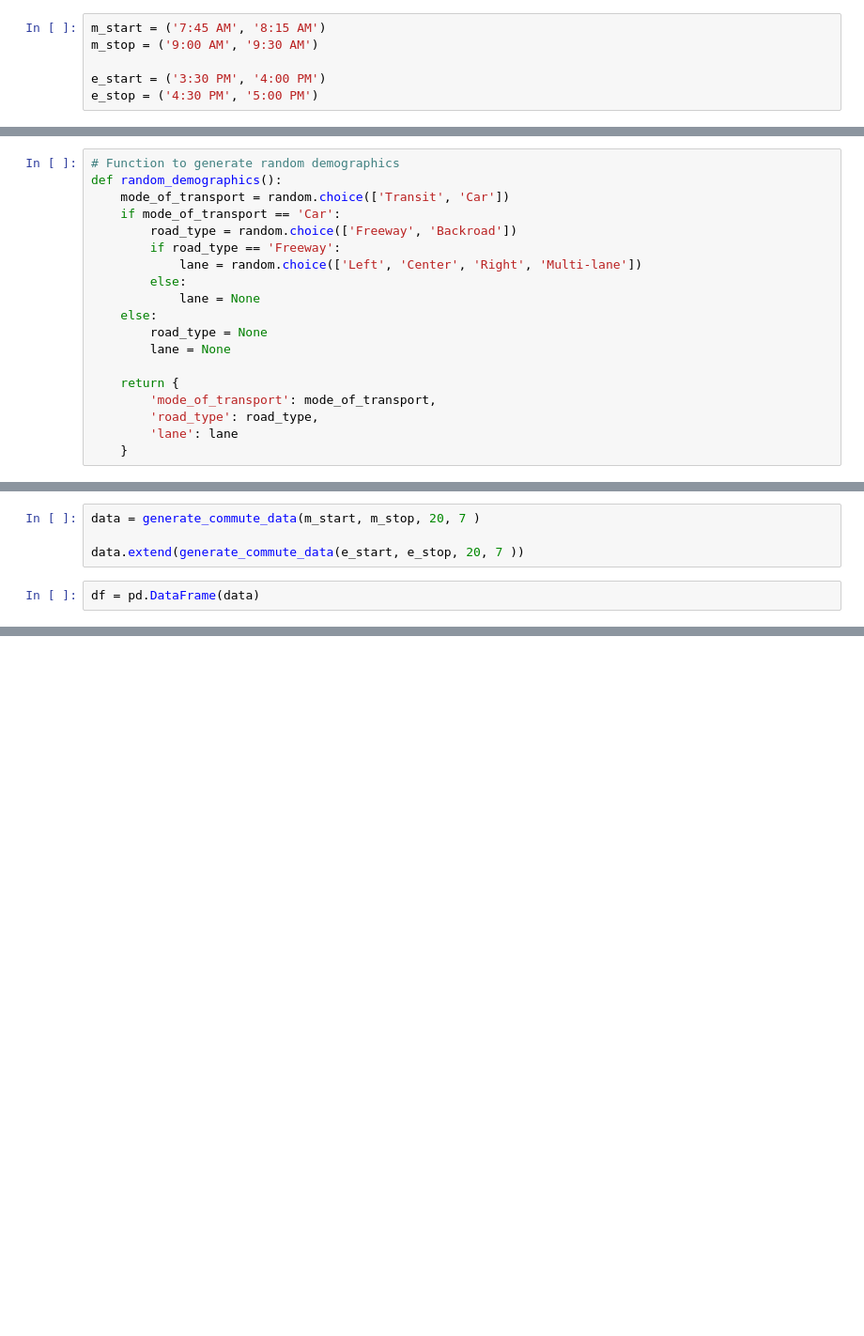
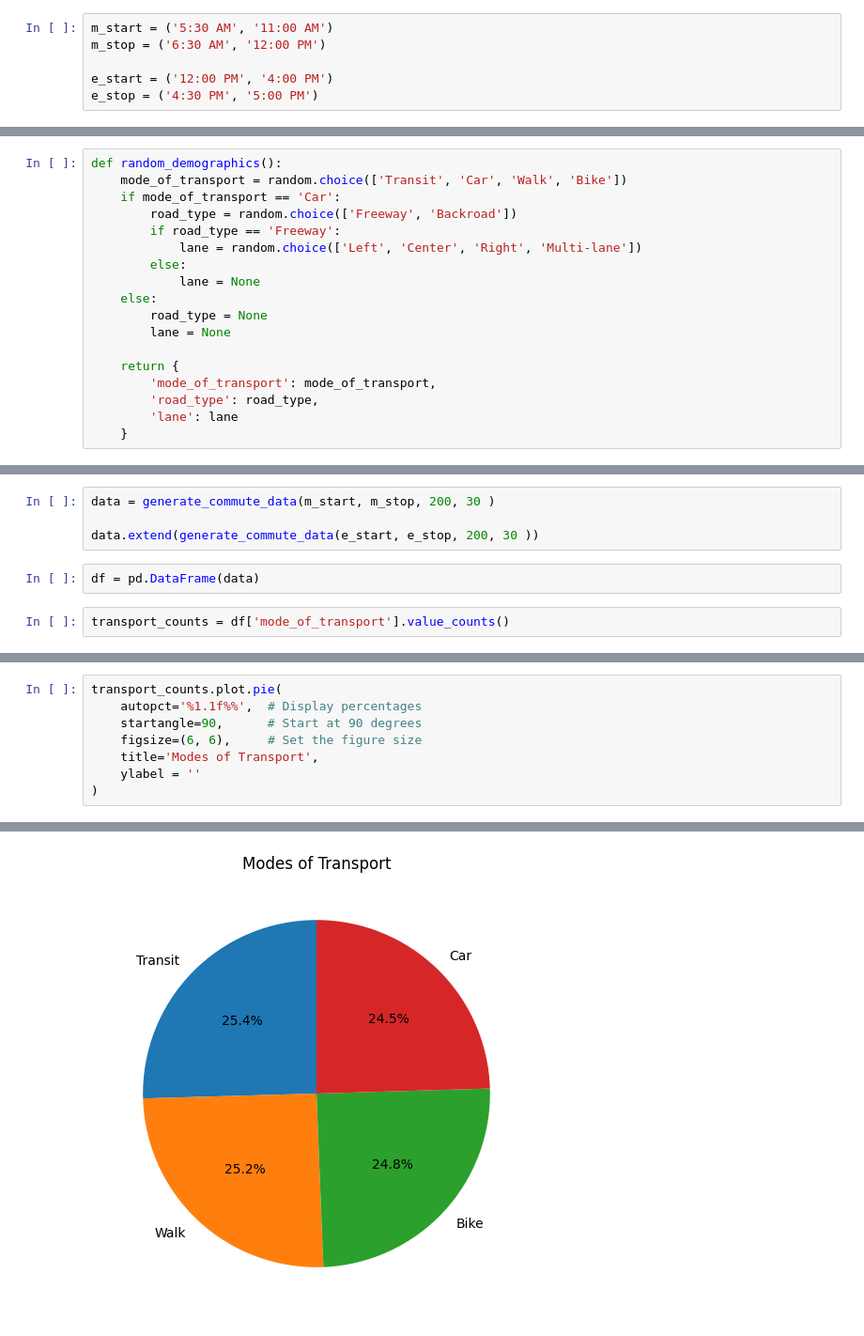
Before and after one commit to simonhansedasi/commuting, a Jupyter notebook: Untitled.ipynb, the cells around one changed output, grey strips where cells are left out. Shown at 94% size. Drawn from its saved outputs; the diff is of its cells as text; blank space fills up the shorter version.

Commit message:
updating front end data collection

```diff
--- a/Untitled.ipynb
+++ b/Untitled.ipynb
@@ -7,10 +7,10 @@ import matplotlib.dates as mdates
 import pandas as pd
 from scipy import stats
 # %%
-m_start = ('7:45 AM', '8:15 AM')
-m_stop = ('9:00 AM', '9:30 AM')
+m_start = ('5:30 AM', '11:00 AM')
+m_stop = ('6:30 AM', '12:00 PM')
 
-e_start = ('3:30 PM', '4:00 PM')
+e_start = ('12:00 PM', '4:00 PM')
 e_stop = ('4:30 PM', '5:00 PM')
 # %%
 #data_format = {
@@ -30,9 +30,8 @@ def generate_time(start_time_str, end_time_str):
     random_time = start_time + timedelta(seconds=random.randint(0, time_range_seconds))
     return random_time
 # %%
-# Function to generate random demographics
 def random_demographics():
-    mode_of_transport = random.choice(['Transit', 'Car'])
+    mode_of_transport = random.choice(['Transit', 'Car', 'Walk', 'Bike'])
     if mode_of_transport == 'Car':
         road_type = random.choice(['Freeway', 'Backroad'])
         if road_type == 'Freeway':
@@ -89,8 +87,10 @@ def generate_commute_data(
 
     return user_data
 # %%
-data = generate_commute_data(m_start, m_stop, 20, 7 )
+data = generate_commute_data(m_start, m_stop, 200, 30 )
 
-data.extend(generate_commute_data(e_start, e_stop, 20, 7 ))
+data.extend(generate_commute_data(e_start, e_stop, 200, 30 ))
 # %%
 df = pd.DataFrame(data)
+# %%
+transport_counts = df['mode_of_transport'].value_counts()
@@ -96,0 +105,9 @@ df = pd.DataFrame(data)
+# %%
+transport_counts.plot.pie(
+    autopct='%1.1f%%',  # Display percentages
+    startangle=90,      # Start at 90 degrees
+    figsize=(6, 6),     # Set the figure size
+    title='Modes of Transport',
+    ylabel = ''
+)
+# %% [output]
@@ -97,3 +115,4 @@ df = pd.DataFrame(data)
+[figure, added]
 # %%
 ci_results = []
 for day in df.day.unique():
```
Also changed, not shown: parts of 8 cells of this notebook, 5 other files.
